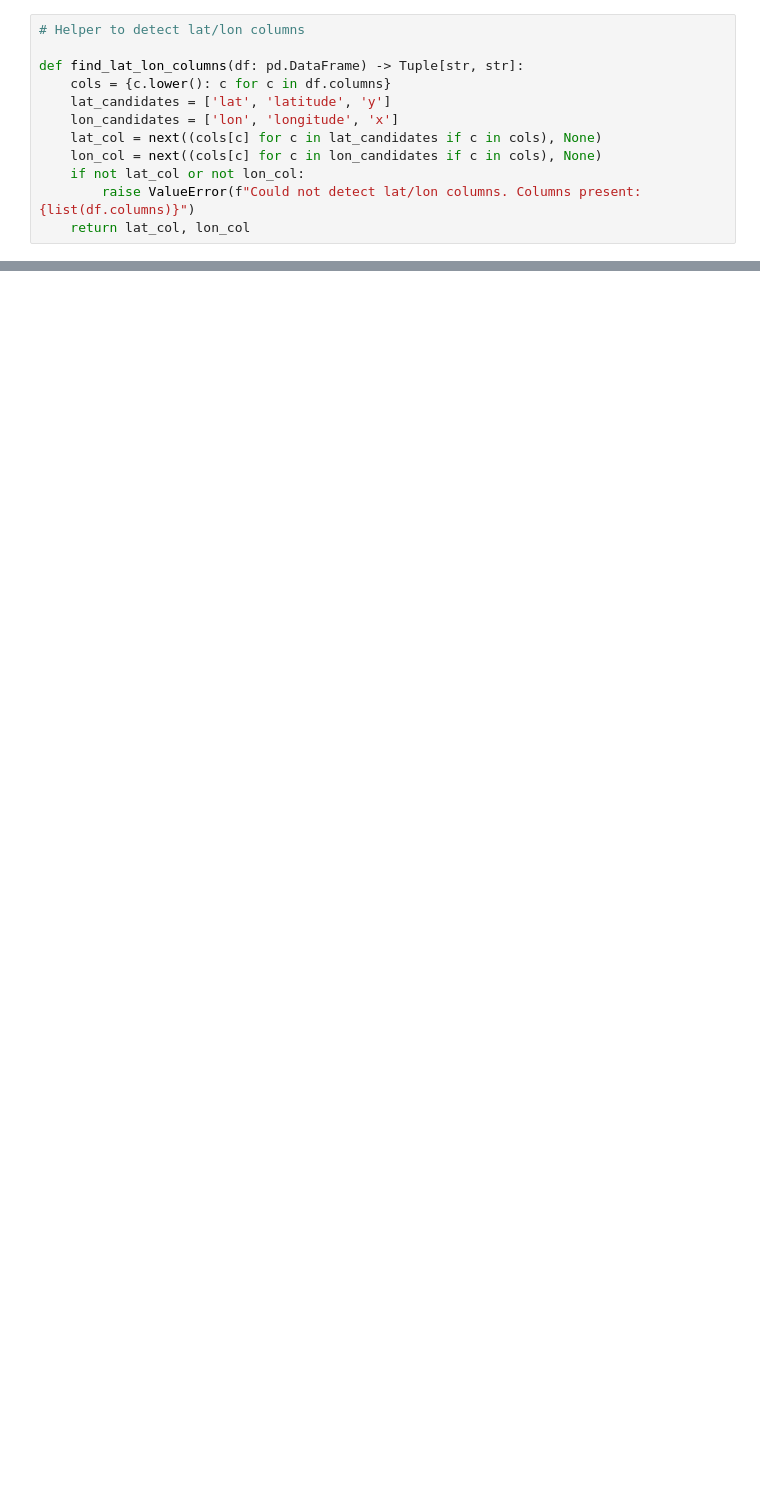
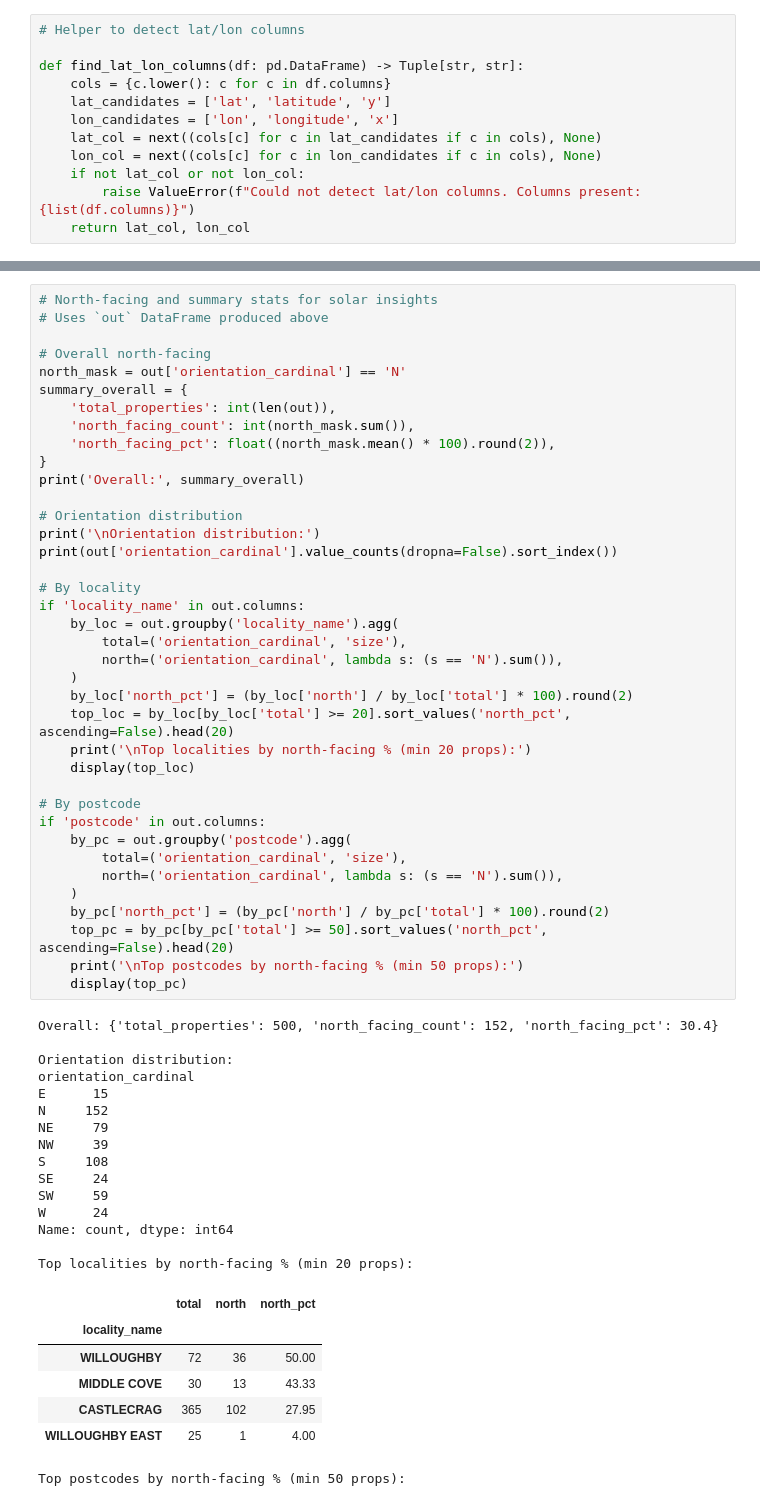
Before and after one commit to z4nse/microburbs-coding, a Jupyter notebook: property_orientation.ipynb, the cells around one changed output, grey strips where cells are left out. Cells and saved outputs as stored; diff of their text form; blank space fills up the shorter version.

```diff
--- a/property_orientation.ipynb
+++ b/property_orientation.ipynb
@@ -206 +272,62 @@ SW    500
 Name: count, dtype: int64
+# %%
+# North-facing and summary stats for solar insights
+# Uses `out` DataFrame produced above
+
+# Overall north-facing
+north_mask = out['orientation_cardinal'] == 'N'
+summary_overall = {
+    'total_properties': int(len(out)),
+    'north_facing_count': int(north_mask.sum()),
+    'north_facing_pct': float((north_mask.mean() * 100).round(2)),
+}
+print('Overall:', summary_overall)
+
+# Orientation distribution
+print('\nOrientation distribution:')
+print(out['orientation_cardinal'].value_counts(dropna=False).sort_index())
+
+# By locality
+if 'locality_name' in out.columns:
+    by_loc = out.groupby('locality_name').agg(
+        total=('orientation_cardinal', 'size'),
+        north=('orientation_cardinal', lambda s: (s == 'N').sum()),
+    )
+    by_loc['north_pct'] = (by_loc['north'] / by_loc['total'] * 100).round(2)
+    top_loc = by_loc[by_loc['total'] >= 20].sort_values('north_pct', ascending=False).head(20)
+    print('\nTop localities by north-facing % (min 20 props):')
+    display(top_loc)
+
+# By postcode
+if 'postcode' in out.columns:
+    by_pc = out.groupby('postcode').agg(
+        total=('orientation_cardinal', 'size'),
+        north=('orientation_cardinal', lambda s: (s == 'N').sum()),
+    )
+    by_pc['north_pct'] = (by_pc['north'] / by_pc['total'] * 100).round(2)
+    top_pc = by_pc[by_pc['total'] >= 50].sort_values('north_pct', ascending=False).head(20)
+    print('\nTop postcodes by north-facing % (min 50 props):')
+    display(top_pc)
+# %% [output]
+Overall: {'total_properties': 500, 'north_facing_count': 152, 'north_facing_pct': 30.4}
+
+Orientation distribution:
+orientation_cardinal
+E      15
+N     152
+NE     79
+NW     39
+S     108
+SE     24
+SW     59
+W      24
+Name: count, dtype: int64
+
+Top localities by north-facing % (min 20 props):
+|  | total | north | north_pct |
+| locality_name |  |  |  |
+| WILLOUGHBY | 72 | 36 | 50.00 |
+| MIDDLE COVE | 30 | 13 | 43.33 |
+| CASTLECRAG | 365 | 102 | 27.95 |
+| WILLOUGHBY EAST | 25 | 1 | 4.00 |
+Top postcodes by north-facing % (min 50 props):
```
Also changed, not shown: parts of 10 cells of this notebook, 4 other files.
